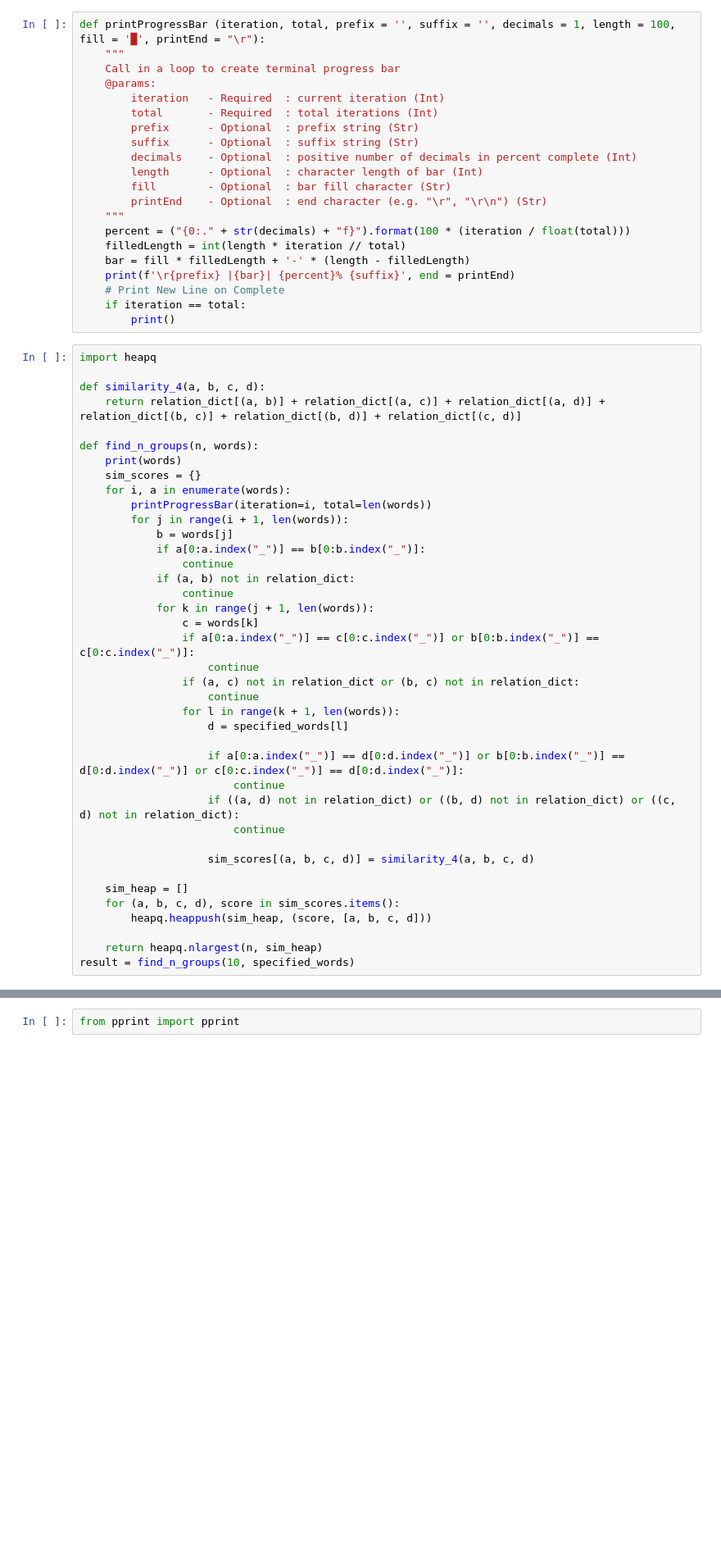
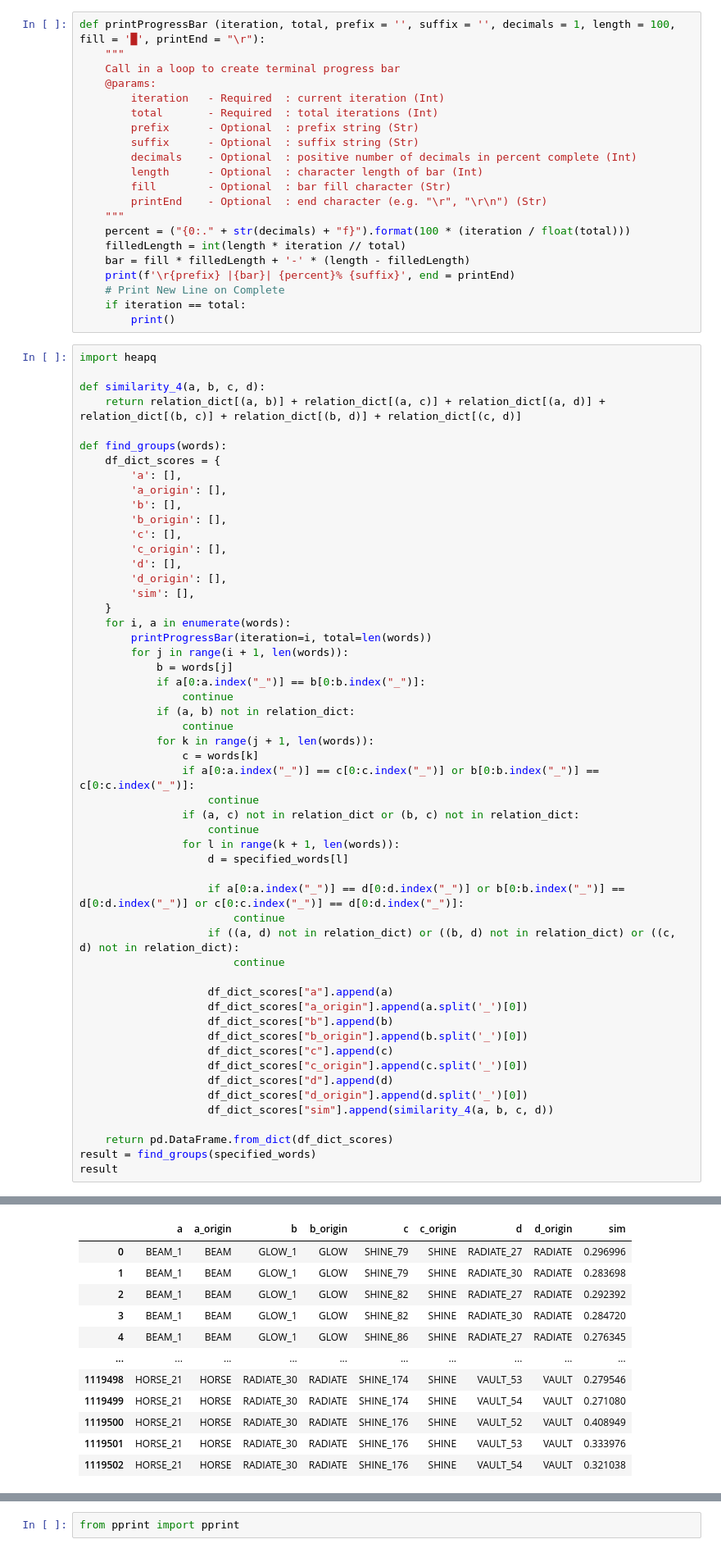
Before and after one commit to VincentZhao12/nyt-crossed, a Jupyter notebook: connect/connections_wiki.ipynb, the cells around one changed output, grey strips where cells are left out. Shown at 82% size. Saved outputs shown, nothing was run; the diff lists cells and outputs as text; blank space fills up the shorter version.

```diff
--- a/connect/connections_wiki.ipynb
+++ b/connect/connections_wiki.ipynb
@@ -294,9 +262,18 @@ import heapq
 def similarity_4(a, b, c, d):
     return relation_dict[(a, b)] + relation_dict[(a, c)] + relation_dict[(a, d)] + relation_dict[(b, c)] + relation_dict[(b, d)] + relation_dict[(c, d)]
 
-def find_n_groups(n, words):
-    print(words)
-    sim_scores = {}
+def find_groups(words):
+    df_dict_scores = {
+        'a': [],
+        'a_origin': [],
+        'b': [],
+        'b_origin': [],
+        'c': [],
+        'c_origin': [],
+        'd': [],
+        'd_origin': [],
+        'sim': [],
+    }
     for i, a in enumerate(words):
         printProgressBar(iteration=i, total=len(words))
         for j in range(i + 1, len(words)):
@@ -319,12 +296,17 @@ def find_n_groups(n, words):
                     if ((a, d) not in relation_dict) or ((b, d) not in relation_dict) or ((c, d) not in relation_dict):
                         continue
 
-                    sim_scores[(a, b, c, d)] = similarity_4(a, b, c, d)
+                    df_dict_scores["a"].append(a)
+                    df_dict_scores["a_origin"].append(a.split('_')[0])
+                    df_dict_scores["b"].append(b)
+                    df_dict_scores["b_origin"].append(b.split('_')[0])
+                    df_dict_scores["c"].append(c)
+                    df_dict_scores["c_origin"].append(c.split('_')[0])
+                    df_dict_scores["d"].append(d)
+                    df_dict_scores["d_origin"].append(d.split('_')[0])
+                    df_dict_scores["sim"].append(similarity_4(a, b, c, d))
 
-    sim_heap = []
-    for (a, b, c, d), score in sim_scores.items():
-        heapq.heappush(sim_heap, (score, [a, b, c, d]))
-
-    return heapq.nlargest(n, sim_heap)
-result = find_n_groups(10, specified_words)
+    return pd.DataFrame.from_dict(df_dict_scores)
+result = find_groups(specified_words)
+result
 # %% [output]
@@ -332,0 +314,12 @@ result = find_n_groups(10, specified_words)
+|  | a | a_origin | b | b_origin | c | c_origin | d | d_origin | sim |
+| 0 | BEAM_1 | BEAM | GLOW_1 | GLOW | SHINE_79 | SHINE | RADIATE_27 | RADIATE | 0.296996 |
+| 1 | BEAM_1 | BEAM | GLOW_1 | GLOW | SHINE_79 | SHINE | RADIATE_30 | RADIATE | 0.283698 |
+| 2 | BEAM_1 | BEAM | GLOW_1 | GLOW | SHINE_82 | SHINE | RADIATE_27 | RADIATE | 0.292392 |
+| 3 | BEAM_1 | BEAM | GLOW_1 | GLOW | SHINE_82 | SHINE | RADIATE_30 | RADIATE | 0.284720 |
+| 4 | BEAM_1 | BEAM | GLOW_1 | GLOW | SHINE_86 | SHINE | RADIATE_27 | RADIATE | 0.276345 |
+| ... | ... | ... | ... | ... | ... | ... | ... | ... | ... |
+| 1119498 | HORSE_21 | HORSE | RADIATE_30 | RADIATE | SHINE_174 | SHINE | VAULT_53 | VAULT | 0.279546 |
+| 1119499 | HORSE_21 | HORSE | RADIATE_30 | RADIATE | SHINE_174 | SHINE | VAULT_54 | VAULT | 0.271080 |
+| 1119500 | HORSE_21 | HORSE | RADIATE_30 | RADIATE | SHINE_176 | SHINE | VAULT_52 | VAULT | 0.408949 |
+| 1119501 | HORSE_21 | HORSE | RADIATE_30 | RADIATE | SHINE_176 | SHINE | VAULT_53 | VAULT | 0.333976 |
+| 1119502 | HORSE_21 | HORSE | RADIATE_30 | RADIATE | SHINE_176 | SHINE | VAULT_54 | VAULT | 0.321038 |
```
Also changed, not shown: parts of 18 cells of this notebook.
